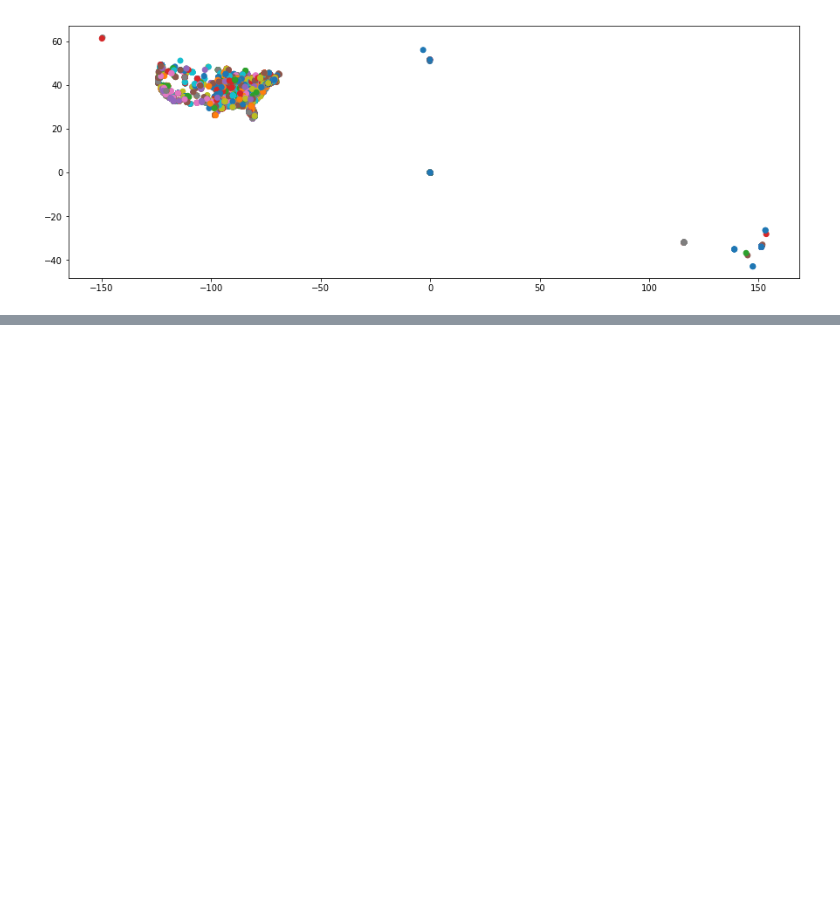
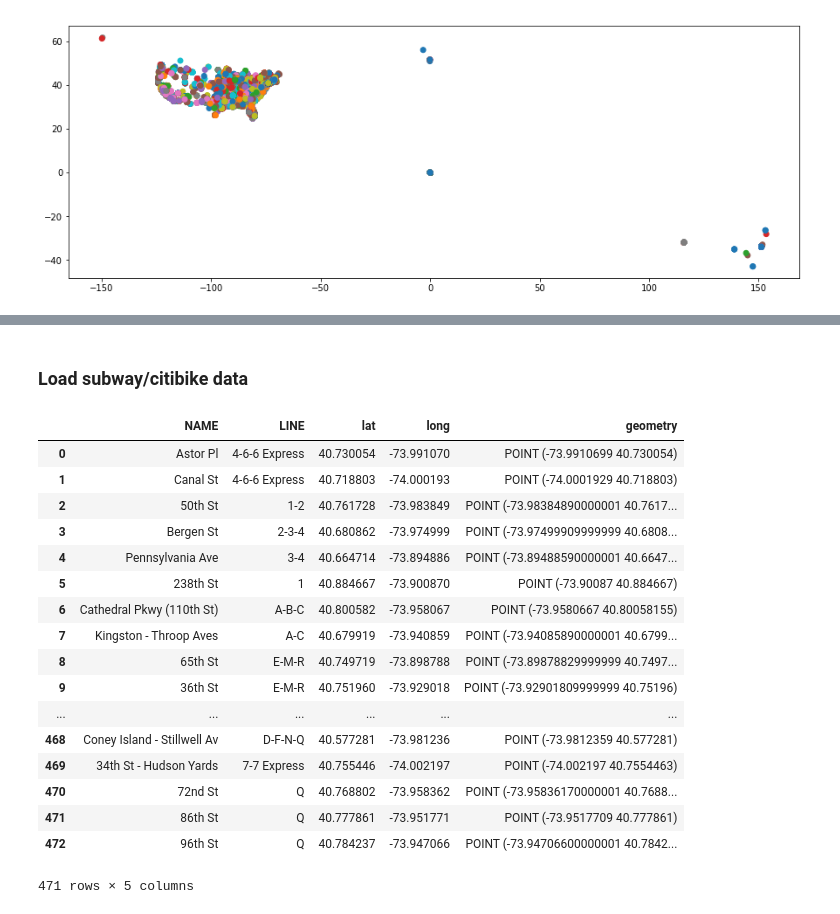
Before and after one commit to slieb74/nyc-transit-impact-on-price, a Jupyter notebook: boundary_analysis.ipynb, the cells around one changed output, grey strips where cells are left out. Drawn from its saved outputs; the diff is of its cells as text; code cells hidden in the pictures; blank space fills up the shorter version.

```diff
--- a/boundary_analysis.ipynb
+++ b/boundary_analysis.ipynb
@@ -81 +81,3 @@ gdf[gdf.distance(test)<.25].plot(column=gdf[gdf.distance(test)<.25].address,figs
 [figure]
+# %% [markdown]
+### Load subway/citibike data
@@ -81,0 +93,22 @@ gdf[gdf.distance(test)<.25].plot(column=gdf[gdf.distance(test)<.25].address,figs
+# %%
+subway_gdf = subway_gdf[subway_gdf.lat>1]
+subway_gdf.reindex()
+# %% [output]
+|  | NAME | LINE | lat | long | geometry |
+| 0 | Astor Pl | 4-6-6 Express | 40.730054 | -73.991070 | POINT (-73.9910699 40.730054) |
+| 1 | Canal St | 4-6-6 Express | 40.718803 | -74.000193 | POINT (-74.0001929 40.718803) |
+| 2 | 50th St | 1-2 | 40.761728 | -73.983849 | POINT (-73.98384890000001 40.7617... |
+| 3 | Bergen St | 2-3-4 | 40.680862 | -73.974999 | POINT (-73.97499909999999 40.6808... |
+| 4 | Pennsylvania Ave | 3-4 | 40.664714 | -73.894886 | POINT (-73.89488590000001 40.6647... |
+| 5 | 238th St | 1 | 40.884667 | -73.900870 | POINT (-73.90087 40.884667) |
+| 6 | Cathedral Pkwy (110th St) | A-B-C | 40.800582 | -73.958067 | POINT (-73.9580667 40.80058155) |
+| 7 | Kingston - Throop Aves | A-C | 40.679919 | -73.940859 | POINT (-73.94085890000001 40.6799... |
+| 8 | 65th St | E-M-R | 40.749719 | -73.898788 | POINT (-73.89878829999999 40.7497... |
+| 9 | 36th St | E-M-R | 40.751960 | -73.929018 | POINT (-73.92901809999999 40.75196) |
+| ... | ... | ... | ... | ... | ... |
+| 468 | Coney Island - Stillwell Av | D-F-N-Q | 40.577281 | -73.981236 | POINT (-73.9812359 40.577281) |
+| 469 | 34th St - Hudson Yards | 7-7 Express | 40.755446 | -74.002197 | POINT (-74.002197 40.7554463) |
+| 470 | 72nd St | Q | 40.768802 | -73.958362 | POINT (-73.95836170000001 40.7688... |
+| 471 | 86th St | Q | 40.777861 | -73.951771 | POINT (-73.9517709 40.777861) |
+| 472 | 96th St | Q | 40.784237 | -73.947066 | POINT (-73.94706600000001 40.7842... |
+471 rows × 5 columns
```
Also changed, not shown: parts of 14 cells of this notebook, 3 other files.
